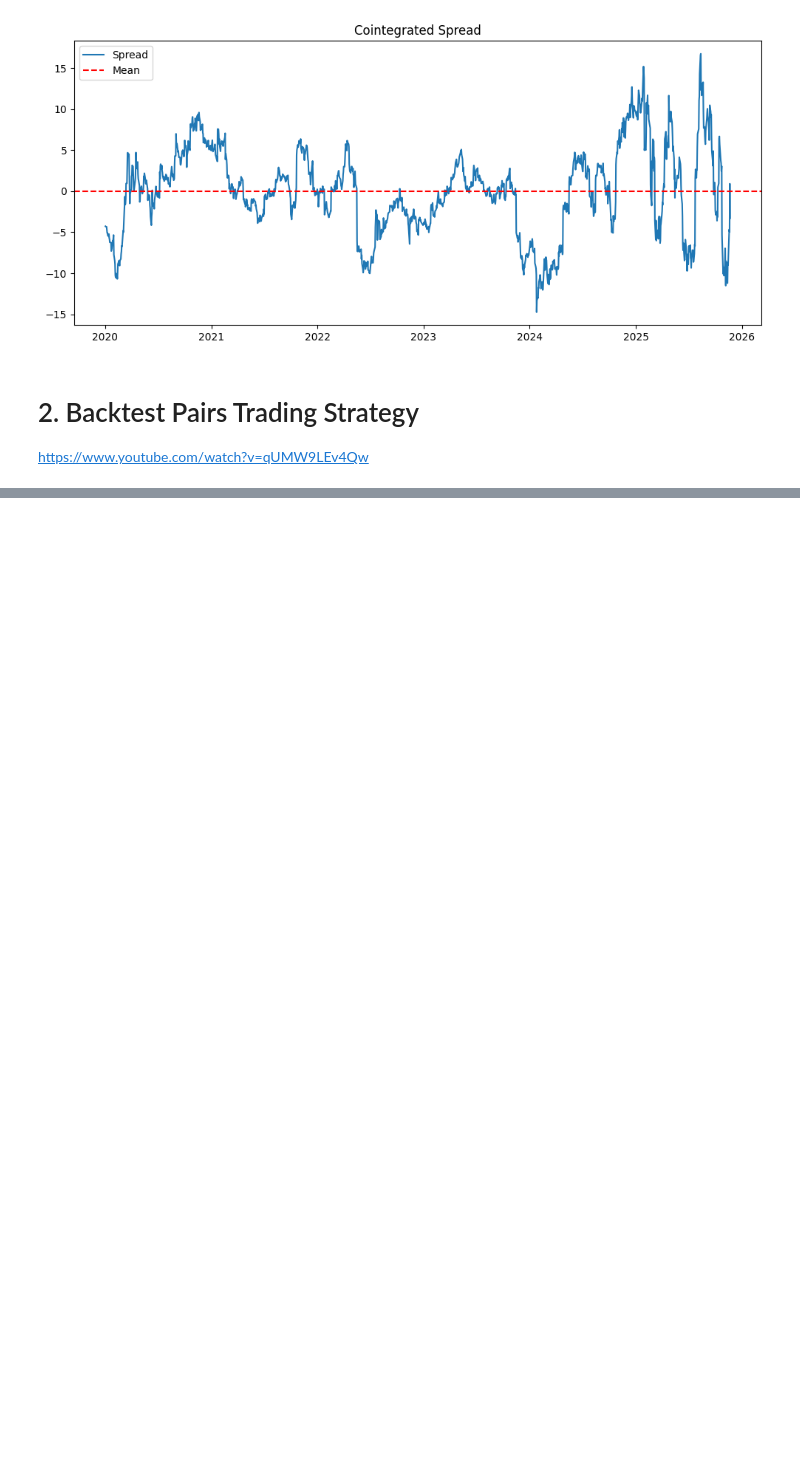
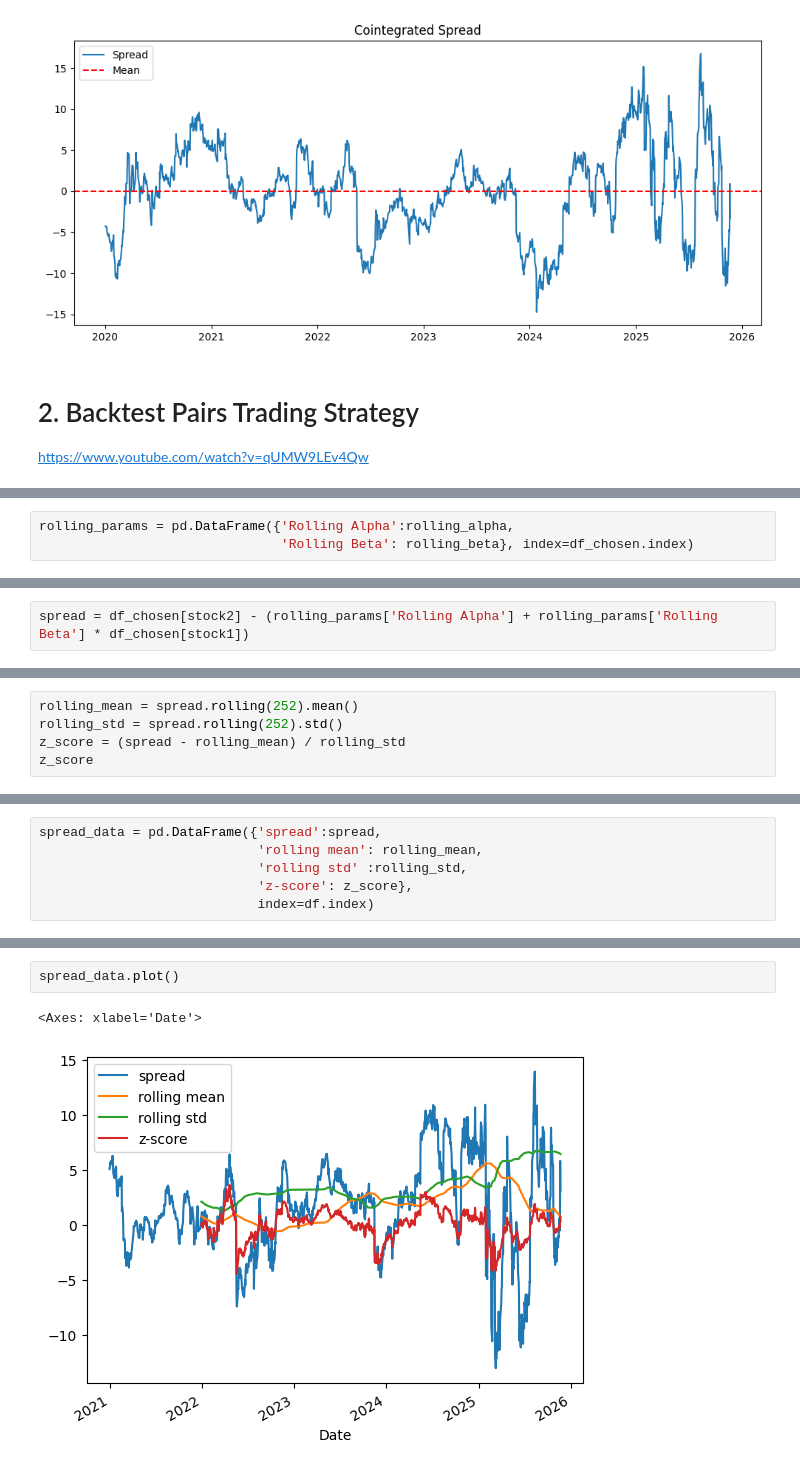
Before and after one commit to Dominique-Thorendal-Research/Pairs-Trading, a Jupyter notebook: Pairs_Trading.ipynb, the cells around one changed output, grey strips where cells are left out. Cells and saved outputs as stored; diff of their text form; blank space fills up the shorter version.

Commit message:
La till 2. Hämta datan för pairs trading i det valda stock-pairet

```diff
--- a/Pairs_Trading.ipynb
+++ b/Pairs_Trading.ipynb
@@ -164,0 +203,3 @@ https://www.youtube.com/watch?v=qUMW9LEv4Qw
+# %%
+rolling_params = pd.DataFrame({'Rolling Alpha':rolling_alpha,
+                               'Rolling Beta': rolling_beta}, index=df_chosen.index)
@@ -164,0 +259,2 @@ https://www.youtube.com/watch?v=qUMW9LEv4Qw
+# %%
+spread = df_chosen[stock2] - (rolling_params['Rolling Alpha'] + rolling_params['Rolling Beta'] * df_chosen[stock1])
@@ -164,0 +285,5 @@ https://www.youtube.com/watch?v=qUMW9LEv4Qw
+# %%
+rolling_mean = spread.rolling(252).mean()
+rolling_std = spread.rolling(252).std()
+z_score = (spread - rolling_mean) / rolling_std
+z_score
@@ -164,0 +306,6 @@ https://www.youtube.com/watch?v=qUMW9LEv4Qw
+# %%
+spread_data = pd.DataFrame({'spread':spread,
+                            'rolling mean': rolling_mean,
+                            'rolling std' :rolling_std,
+                            'z-score': z_score},
+                            index=df.index)
@@ -164,0 +329,5 @@ https://www.youtube.com/watch?v=qUMW9LEv4Qw
+# %%
+spread_data.plot()
+# %% [output]
+<Axes: xlabel='Date'>
+[figure, added]
```
Also changed, not shown: parts of 13 cells of this notebook.
